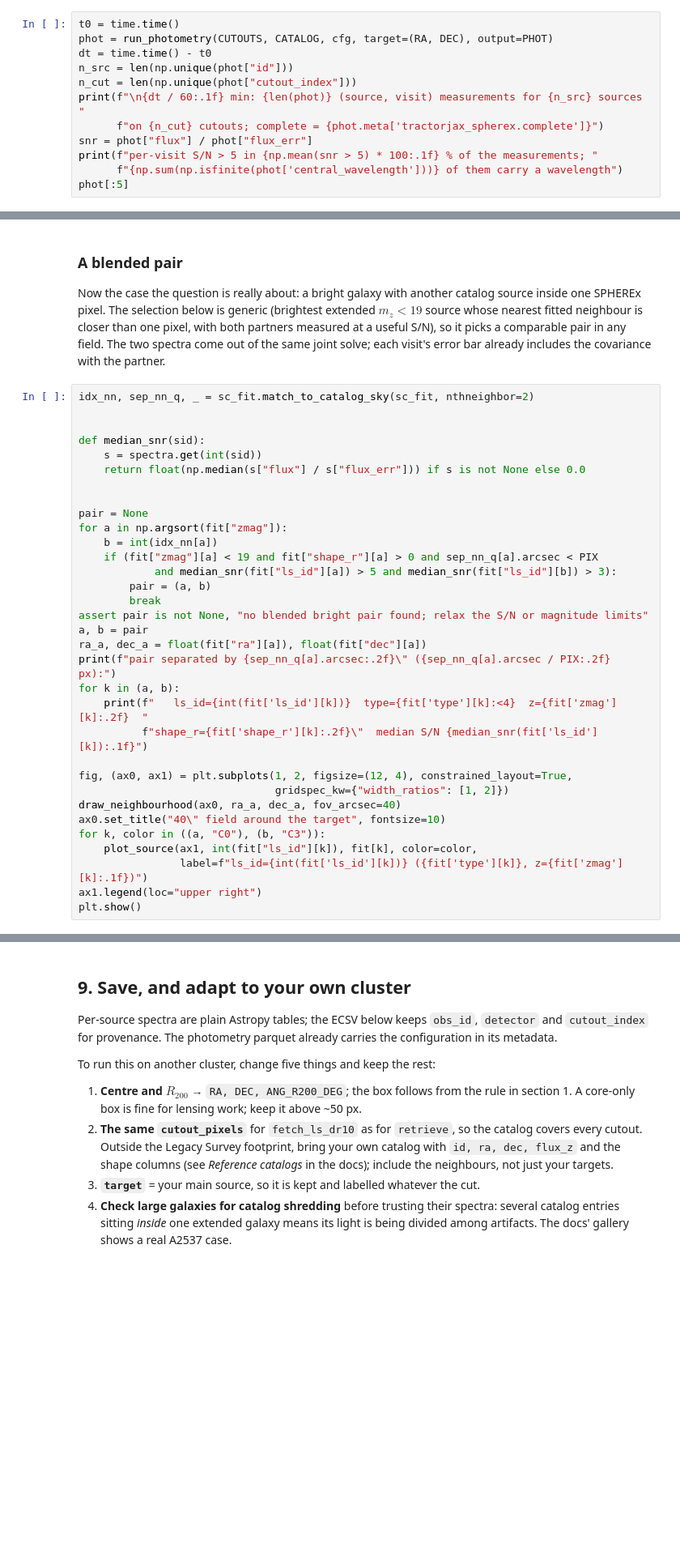
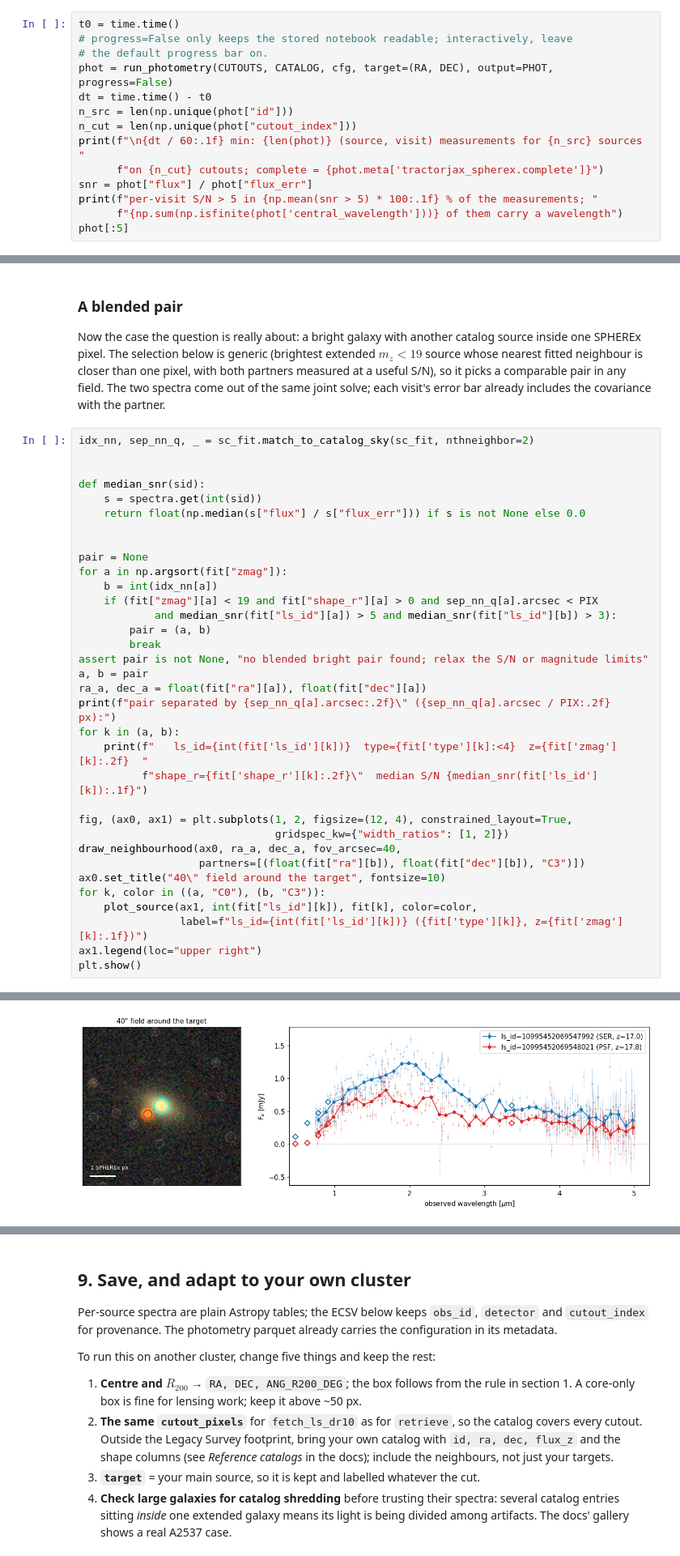
Before and after one commit to hbahk/tractorjax-spherex, a Jupyter notebook: examples/04_cluster_field_end_to_end.ipynb, the cells around one changed output, grey strips where cells are left out. Shown at 81% size. Drawn from its saved outputs; the diff is of its cells as text; blank space fills up the shorter version.

````diff
--- a/examples/04_cluster_field_end_to_end.ipynb
+++ b/examples/04_cluster_field_end_to_end.ipynb
@@ -294,7 +361,9 @@ tractorjax-spherex run --cutouts-dir a2537_out/cutouts --catalog a2537_out/ls_dr
 ```
 # %%
 t0 = time.time()
-phot = run_photometry(CUTOUTS, CATALOG, cfg, target=(RA, DEC), output=PHOT)
+# progress=False only keeps the stored notebook readable; interactively, leave
+# the default progress bar on.
+phot = run_photometry(CUTOUTS, CATALOG, cfg, target=(RA, DEC), output=PHOT, progress=False)
 dt = time.time() - t0
 n_src = len(np.unique(phot["id"]))
 n_cut = len(np.unique(phot["cutout_index"]))
@@ -428,10 +519,12 @@ for k in (a, b):
 
 fig, (ax0, ax1) = plt.subplots(1, 2, figsize=(12, 4), constrained_layout=True,
                                gridspec_kw={"width_ratios": [1, 2]})
-draw_neighbourhood(ax0, ra_a, dec_a, fov_arcsec=40)
+draw_neighbourhood(ax0, ra_a, dec_a, fov_arcsec=40,
+                   partners=[(float(fit["ra"][b]), float(fit["dec"][b]), "C3")])
 ax0.set_title("40\" field around the target", fontsize=10)
 for k, color in ((a, "C0"), (b, "C3")):
     plot_source(ax1, int(fit["ls_id"][k]), fit[k], color=color,
                 label=f"ls_id={int(fit['ls_id'][k])} ({fit['type'][k]}, z={fit['zmag'][k]:.1f})")
 ax1.legend(loc="upper right")
 plt.show()
+# %% [output]
@@ -438,3 +534,4 @@ plt.show()
+[figure, added]
 # %% [markdown]
 ## 8. Why the depth cut is the default
 
````
Also changed, not shown: parts of 14 cells of this notebook.
